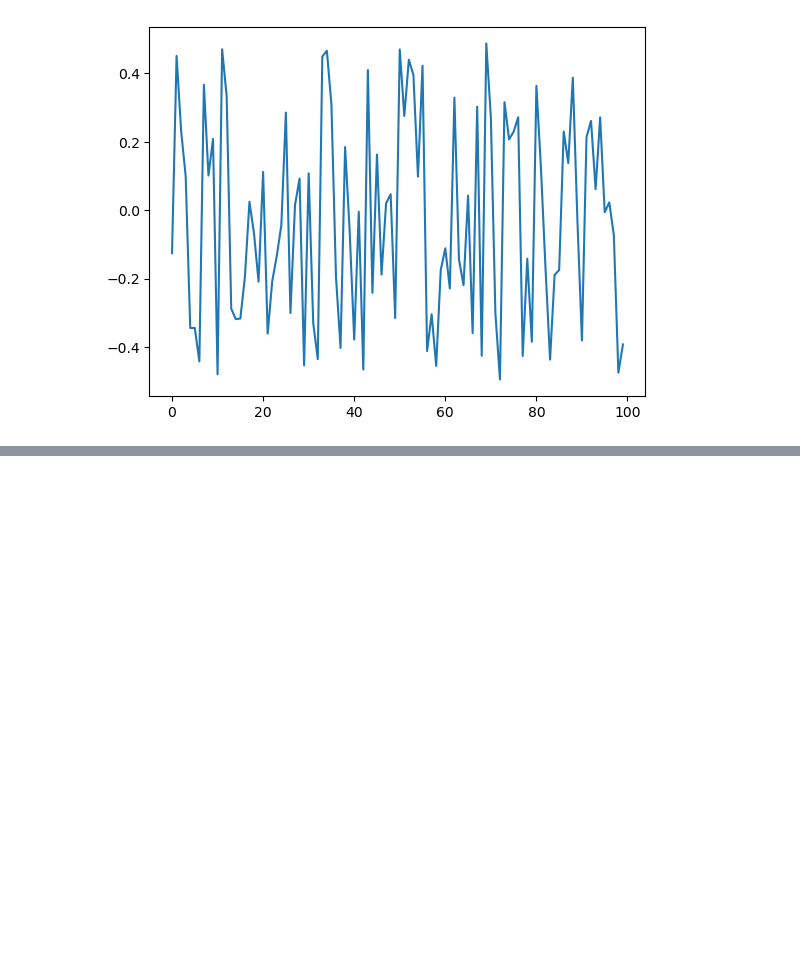
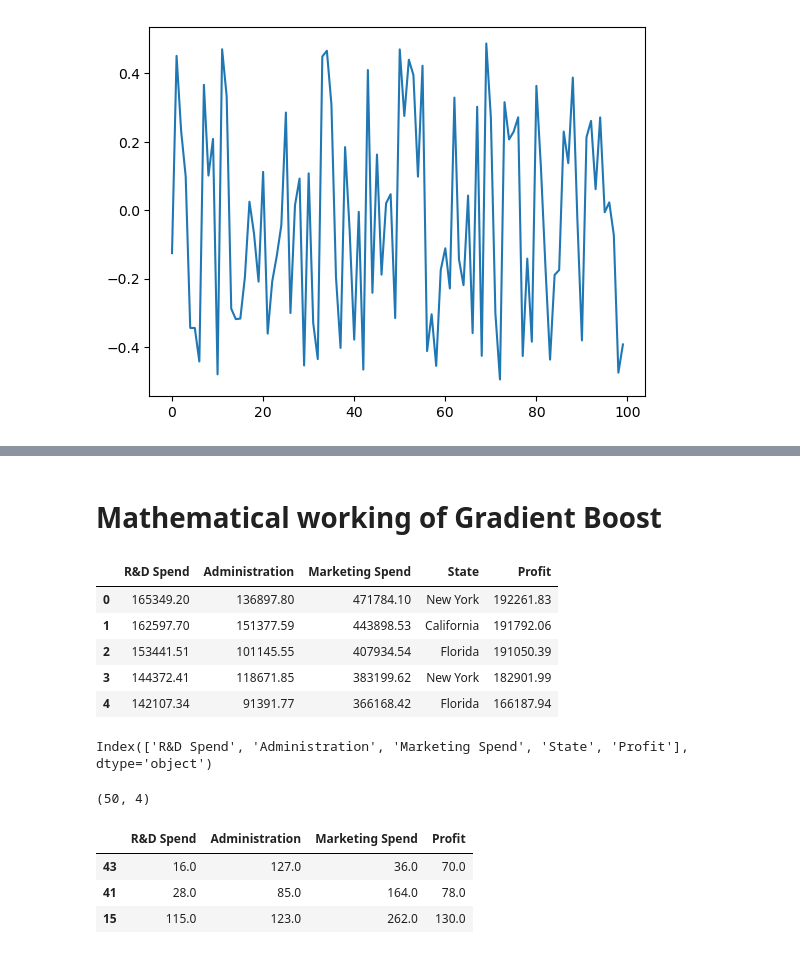
Before and after one commit to nitinportfolio/EnsembleModels, a Jupyter notebook: GradientBoost/XI-GradientBoosting.ipynb, the cells around one changed output, grey strips where cells are left out. Saved outputs shown, nothing was run; the diff lists cells and outputs as text; code cells hidden in the pictures; blank space fills up the shorter version.

```diff
--- a/GradientBoost/XI-GradientBoosting.ipynb
+++ b/GradientBoost/XI-GradientBoosting.ipynb
@@ -247,0 +257,12 @@ gradient_boost(X,y, 5, lr = 1)
+# %% [markdown]
+# Mathematical working of Gradient Boost
+# %%
+data = pd.read_csv("./data/50_Startups.csv")
+data.head()
+# %% [output]
+|  | R&D Spend | Administration | Marketing Spend | State | Profit |
+| 0 | 165349.20 | 136897.80 | 471784.10 | New York | 192261.83 |
+| 1 | 162597.70 | 151377.59 | 443898.53 | California | 191792.06 |
+| 2 | 153441.51 | 101145.55 | 407934.54 | Florida | 191050.39 |
+| 3 | 144372.41 | 118671.85 | 383199.62 | New York | 182901.99 |
+| 4 | 142107.34 | 91391.77 | 366168.42 | Florida | 166187.94 |
@@ -247,0 +271,4 @@ gradient_boost(X,y, 5, lr = 1)
+# %%
+data.columns
+# %% [output]
+Index(['R&D Spend', 'Administration', 'Marketing Spend', 'State', 'Profit'], dtype='object')
@@ -247,0 +277,4 @@ gradient_boost(X,y, 5, lr = 1)
+# %%
+data.shape
+# %% [output]
+(50, 4)
@@ -247,0 +285,7 @@ gradient_boost(X,y, 5, lr = 1)
+# %%
+df
+# %% [output]
+|  | R&D Spend | Administration | Marketing Spend | Profit |
+| 43 | 16.0 | 127.0 | 36.0 | 70.0 |
+| 41 | 28.0 | 85.0 | 164.0 | 78.0 |
+| 15 | 115.0 | 123.0 | 262.0 | 130.0 |
```
Also changed, not shown: parts of 18 cells of this notebook, 9 other files.
